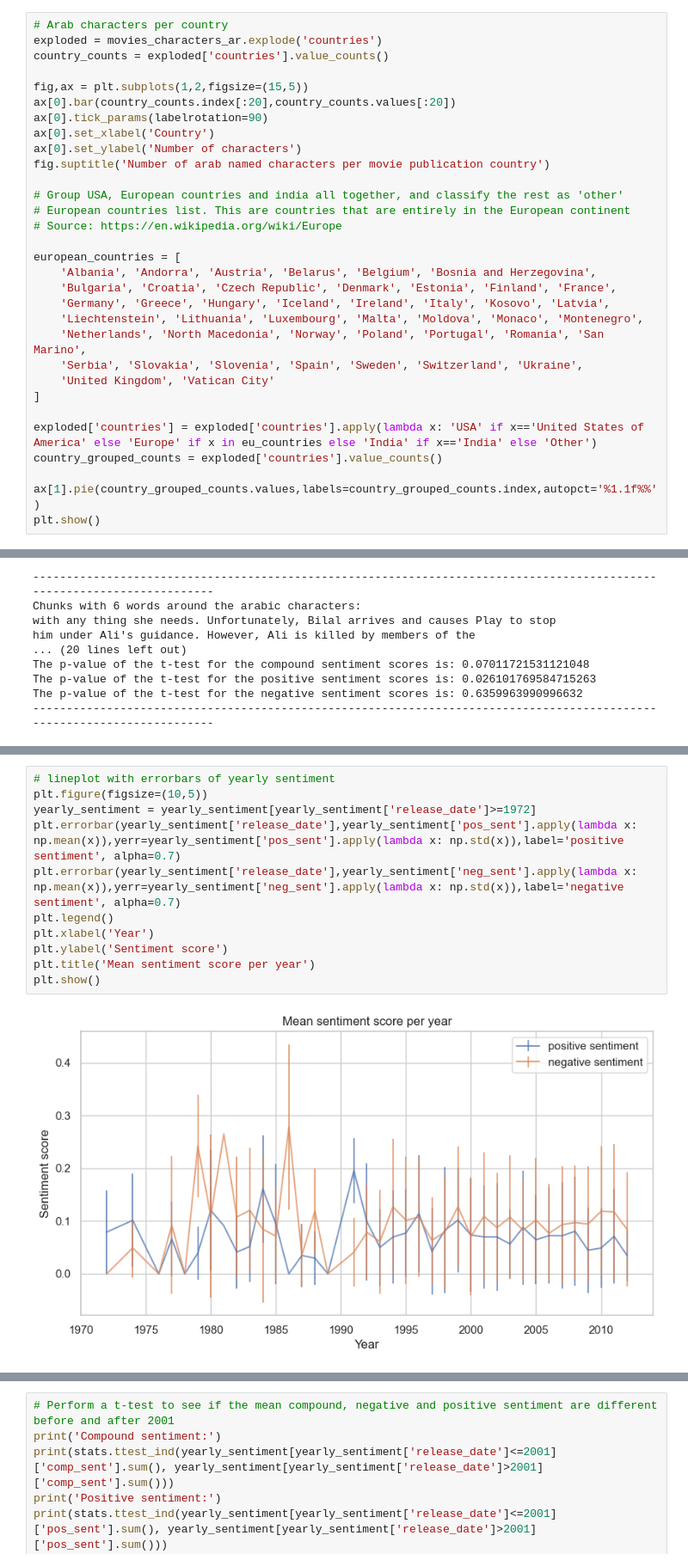
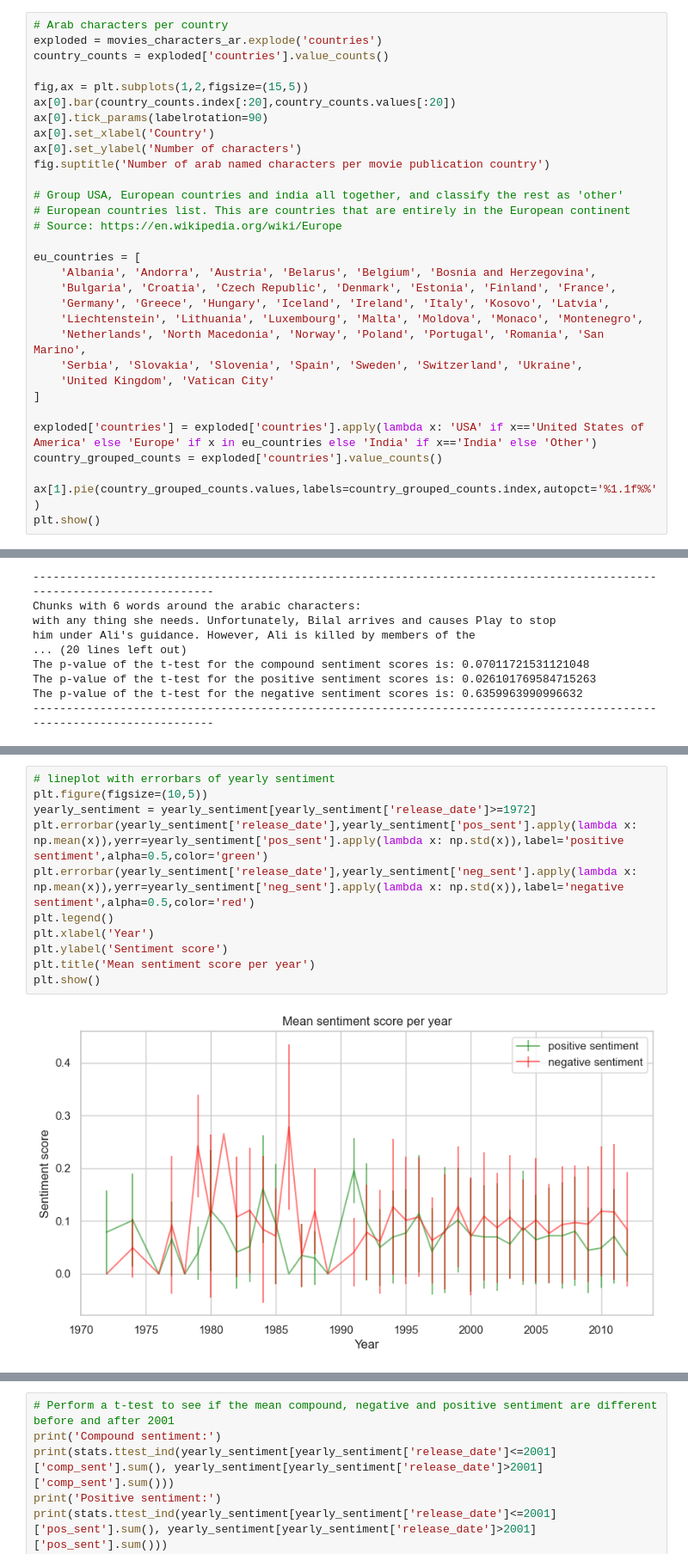
Before and after one commit to epfl-ada/ada-2023-project-pinacolada, a Jupyter notebook: P3.ipynb, the cells around one changed output, grey strips where cells are left out. Shown at 86% size. Drawn from its saved outputs; the diff is of its cells as text.

```diff
--- a/P3.ipynb
+++ b/P3.ipynb
@@ -332,7 +341,7 @@ fig.suptitle('Number of arab named characters per movie publication country')
 # European countries list. This are countries that are entirely in the European continent
 # Source: https://en.wikipedia.org/wiki/Europe
 
-european_countries = [
+eu_countries = [
     'Albania', 'Andorra', 'Austria', 'Belarus', 'Belgium', 'Bosnia and Herzegovina',
     'Bulgaria', 'Croatia', 'Czech Republic', 'Denmark', 'Estonia', 'Finland', 'France',
     'Germany', 'Greece', 'Hungary', 'Iceland', 'Ireland', 'Italy', 'Kosovo', 'Latvia',
@@ -2024,16 +2092,16 @@ yearly_sentiment = movies_ar_western.groupby(movies_ar_western['release_date'].d
 # %%
 # lineplot with errorbars of yearly sentiment
 plt.figure(figsize=(10,5))
 yearly_sentiment = yearly_sentiment[yearly_sentiment['release_date']>=1972]
-plt.errorbar(yearly_sentiment['release_date'],yearly_sentiment['pos_sent'].apply(lambda x: np.mean(x)),yerr=yearly_sentiment['pos_sent'].apply(lambda x: np.std(x)),label='positive sentiment', alpha=0.7)
-plt.errorbar(yearly_sentiment['release_date'],yearly_sentiment['neg_sent'].apply(lambda x: np.mean(x)),yerr=yearly_sentiment['neg_sent'].apply(lambda x: np.std(x)),label='negative sentiment', alpha=0.7)
+plt.errorbar(yearly_sentiment['release_date'],yearly_sentiment['pos_sent'].apply(lambda x: np.mean(x)),yerr=yearly_sentiment['pos_sent'].apply(lambda x: np.std(x)),label='positive sentiment',alpha=0.5,color='green')
+plt.errorbar(yearly_sentiment['release_date'],yearly_sentiment['neg_sent'].apply(lambda x: np.mean(x)),yerr=yearly_sentiment['neg_sent'].apply(lambda x: np.std(x)),label='negative sentiment',alpha=0.5,color='red')
 plt.legend()
 plt.xlabel('Year')
 plt.ylabel('Sentiment score')
 plt.title('Mean sentiment score per year')
 plt.show()
 # %% [output]
-[figure, old version]
+[figure, new version]
 # %%
 # lineplot with errorbars of yearly sentiment
 plt.figure(figsize=(10,5))
```
Also changed, not shown: parts of 73 cells of this notebook.
